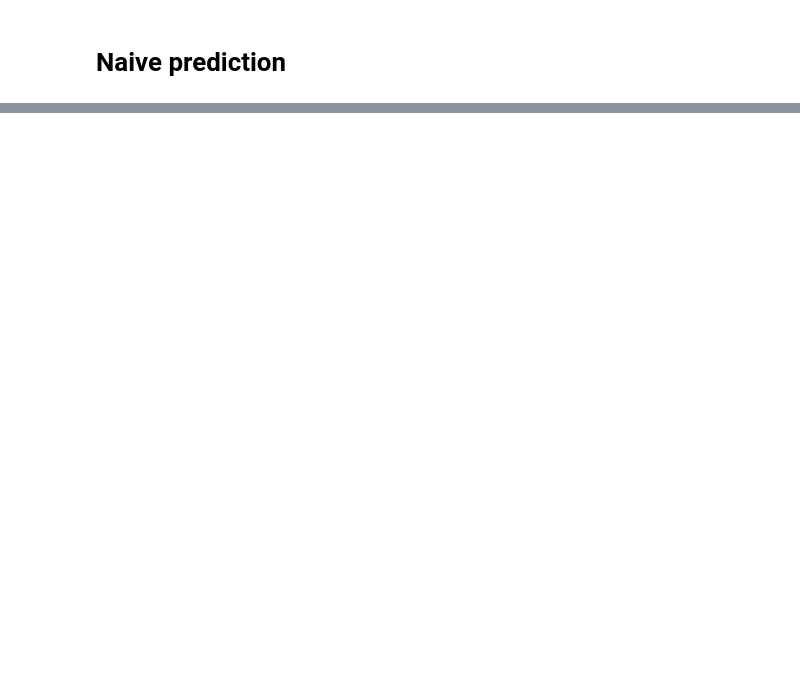
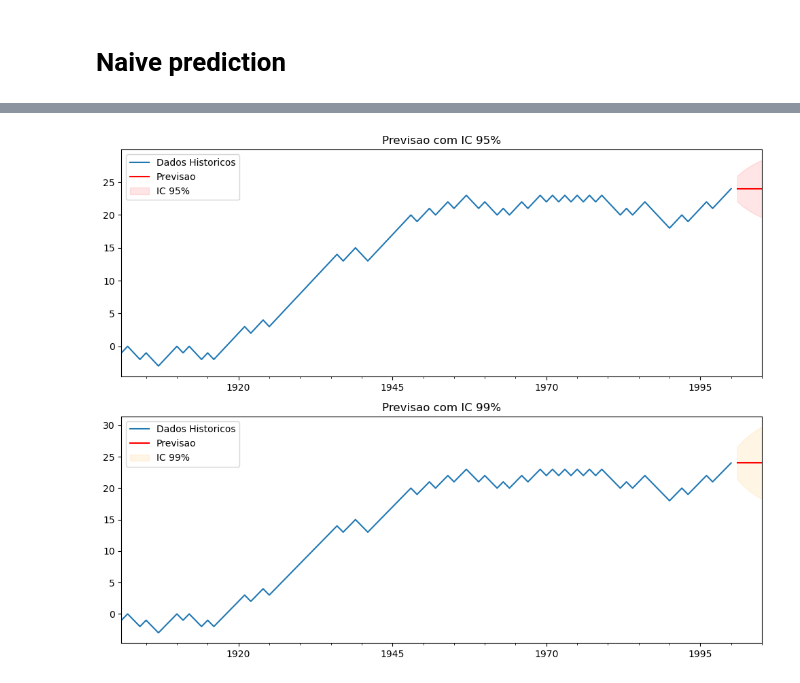
Before and after one commit to feed0/time-series, a Jupyter notebook: 6-naive-prediction.ipynb, the cells around one changed output, grey strips where cells are left out. Drawn from its saved outputs; the diff is of its cells as text; code cells hidden in the pictures; blank space fills up the shorter version.

```diff
--- a/6-naive-prediction.ipynb
+++ b/6-naive-prediction.ipynb
@@ -33,0 +79,18 @@ Freq: YE-DEC, dtype: float64
+# %%
+# Alterar o intervalo de confianca (é preciso usar outro metodo para ICs diferentes)
+model_arima = ARIMA(series, order = (0,1,0)) # ARIMA(0,1,0) é equivalente a previsão Naive
+fit_arima = model_arima.fit()
+prev2 = fit_arima.get_forecast(steps = 5)
+conf_int99 = prev2.conf_int(alpha = 0.01) # 99% IC
+conf_int95 = prev2.conf_int(alpha = 0.05) # 95% IC
+
+print(
+f"""Previsao com diferentes ICs:
+[Previsao pontual]:
+{prev2.predicted_mean}
+
+[ICs Intervalos de Confianca (95% e 99%)]:
+95%: {conf_int95}
+99%: {conf_int99}
+"""
+)
@@ -33,0 +115,21 @@ Freq: YE-DEC, dtype: float64
+# %%
+# Plotar comparacao
+fig, (ax1, ax2) = plt.subplots(2, 1, figsize = (10, 8))
+
+# Plot 1 - Previsao original
+series.plot(ax = ax1, label = 'Dados Historicos' )
+prev2.predicted_mean.plot(ax = ax1, color = 'red', label = 'Previsao')
+ax1.fill_between(prev2.predicted_mean.index, conf_int95.iloc[:, 0], conf_int95.iloc[:, 1], color = 'red', alpha = 0.1, label = 'IC 95%')
+ax1.set_title('Previsao com IC 95%')
+ax1.legend()
+
+# Plot 2 - Previsao com multiplos ICs
+series.plot(ax = ax2, label = 'Dados Historicos')
+prev2.predicted_mean.plot(ax = ax2, color = 'red', label = 'Previsao')
+ax2.fill_between(prev2.predicted_mean.index, conf_int99.iloc[:, 0], conf_int99.iloc[:, 1], color = 'orange', alpha = 0.1, label = 'IC 99%')
+ax2.set_title('Previsao com IC 99%')
+ax2.legend()
+
+plt.tight_layout()
+# %% [output]
+[figure, added]
```
Also changed, not shown: parts of 11 cells of this notebook.
